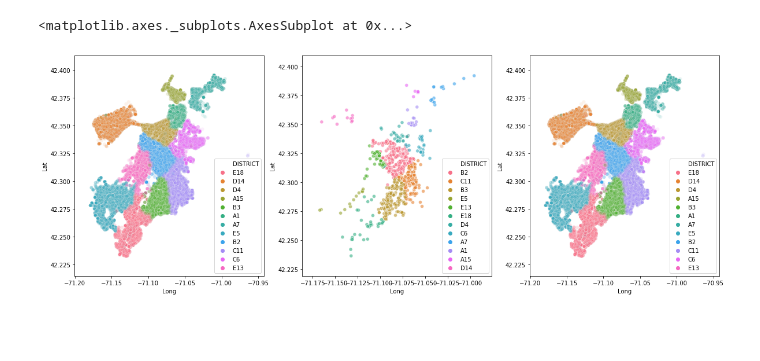
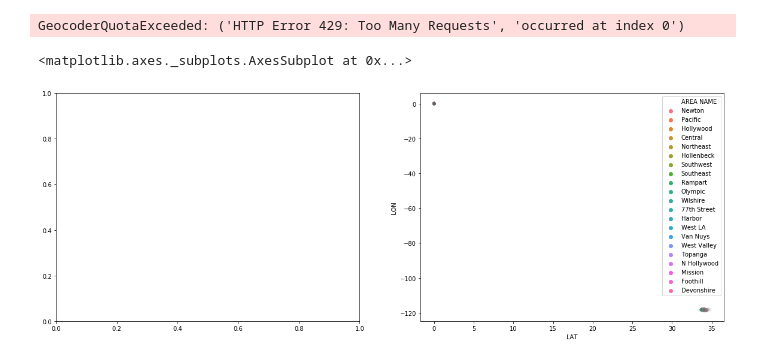
Before and after one commit to moody6520/15688Project, a Jupyter notebook: Visu-part3.ipynb, the cells around one changed output. Cells and saved outputs as stored; diff of their text form; code cells hidden in the pictures; blank space fills up the shorter version.

```diff
--- a/Visu-part3.ipynb
+++ b/Visu-part3.ipynb
@@ -8,7 +14,7 @@ from folium.plugins import MarkerCluster
 # %%
-df = pd.read_csv("crime.csv")
+df = pd.read_csv("Crime_Data_from_2010_to_Present.csv")
 df = df.drop_duplicates()
-df["SHOOTING"].fillna("N", inplace = True)
-df["Lat"].replace(-1, None, inplace=True)
-df["Long"].replace(-1, None, inplace = True)
+# df["SHOOTING"].fillna("N", inplace = True)
+# df["Lat"].replace(-1, None, inplace=True)
+# df["Long"].replace(-1, None, inplace = True)
 # %%
@@ -51,11 +29,0 @@ data
-# %%
-# security measurement
-fig, axes = plt.subplots(1, 3,figsize = (20,7))
-sys.scatterplot(y = "Lat", x = "Long", hue = "DISTRICT", alpha= 0.1, data = data, ax = axes[0])
-shooting = data[data['SHOOTING']=="Y"]
-sys.scatterplot(y = "Lat", x = "Long", hue = "DISTRICT", alpha= 0.6, data = shooting, ax = axes[1])
-nonshooting = data[data['SHOOTING']=="N"]
-sys.scatterplot(y = "Lat", x = "Long", hue = "DISTRICT", alpha= 0.1, data = nonshooting, ax = axes[2])
-# %% [output]
-<matplotlib.axes._subplots.AxesSubplot at 0x...>
-[figure, removed]
@@ -66,0 +30,38 @@ map_data = tem[["INCIDENT_NUMBER", "Long", "Lat"]].dropna()
+# %%
+geolocator = Nominatim(user_agent="111")
+df_location = df[["LAT", "LON"]]
+# df_location["ZIP_CODE"] = df_location.apply(lambda row:geolocator.reverse(row["LAT"], row["LON"]).address)
+# search = SearchEngine(simple_zipcode=False)
+# result = search.by_coordinates(39.122229, -77.133578, radius=30, returns=5)
+# print(result[0].zipcode)
+def zip_return(row):
+    reg = re.compile(r"(90\d\d\d)")
+    combine_loc = str(row['LAT']) + ", " + str(row['LON'])
+    value = geolocator.reverse(combine_loc,timeout=15).raw["address"]["postcode"]
+    try:
+        value = re.search(r'(90\d\d\d)', value).group(0)
+    except:
+        value = -1
+    print(value)
+    return value
+
+def test_zip(row):
+    result = search.by_coordinates(row["LAT"], row["LON"], radius=10, returns=1)
+    print(result[0].zipcode)
+    return result[0].zipcode
+
+df_location["ZIP_CODE"] = df_location.apply(zip_return, axis = 1)
+# %% [output]
+GeocoderQuotaExceeded: ('HTTP Error 429: Too Many Requests', 'occurred at index 0')
+# %%
+data = df[["DR_NO", "AREA ","AREA NAME", "DATE OCC", "Crm Cd","LAT", "LON"]].dropna()
+# %%
+# security measurement
+fig, axes = plt.subplots(1,2, figsize = (20,7))
+data.LAT.replace(-1, None, inplace=True)
+data.LON.replace(-1, None, inplace=True)
+
+sys.scatterplot(x = "LAT",  y= "LON", hue = "AREA NAME", alpha= 0.01, data = data)
+# %% [output]
+<matplotlib.axes._subplots.AxesSubplot at 0x...>
+[figure, added]
```
Also changed, not shown: parts of 10 cells of this notebook.
